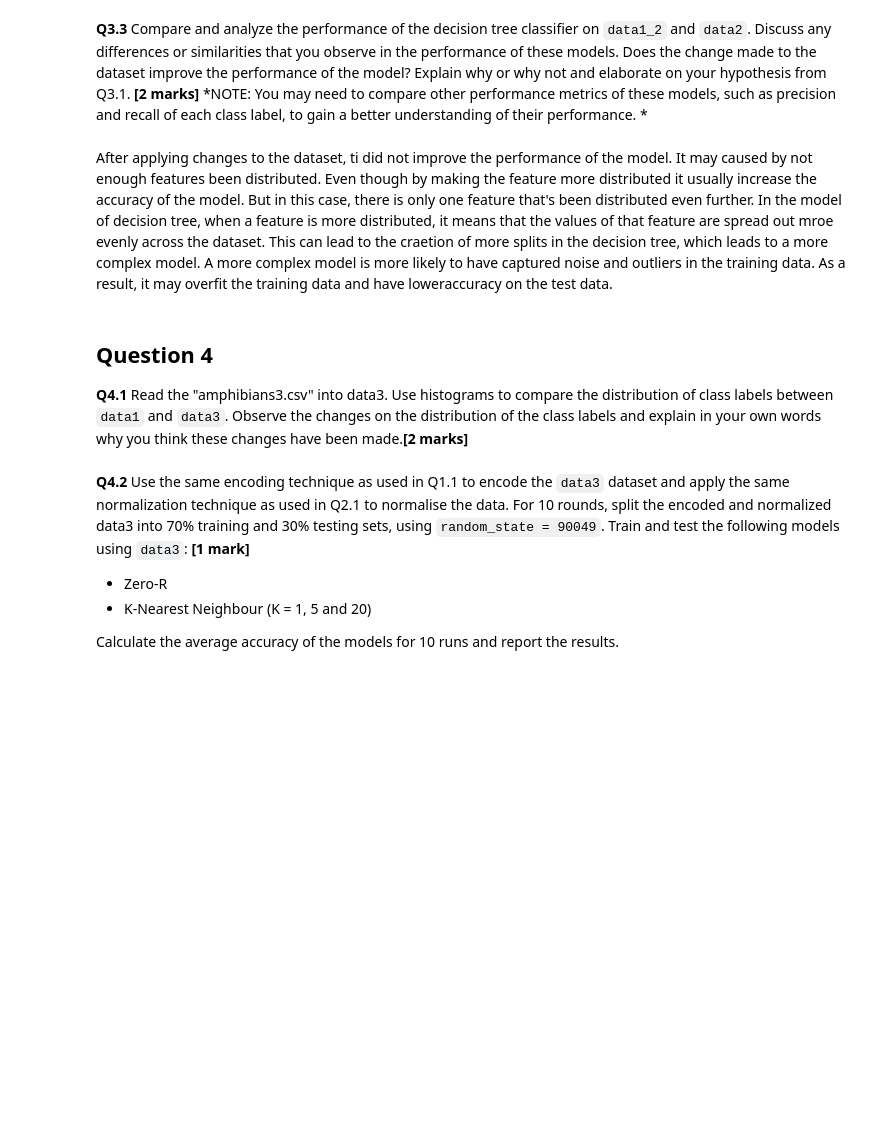
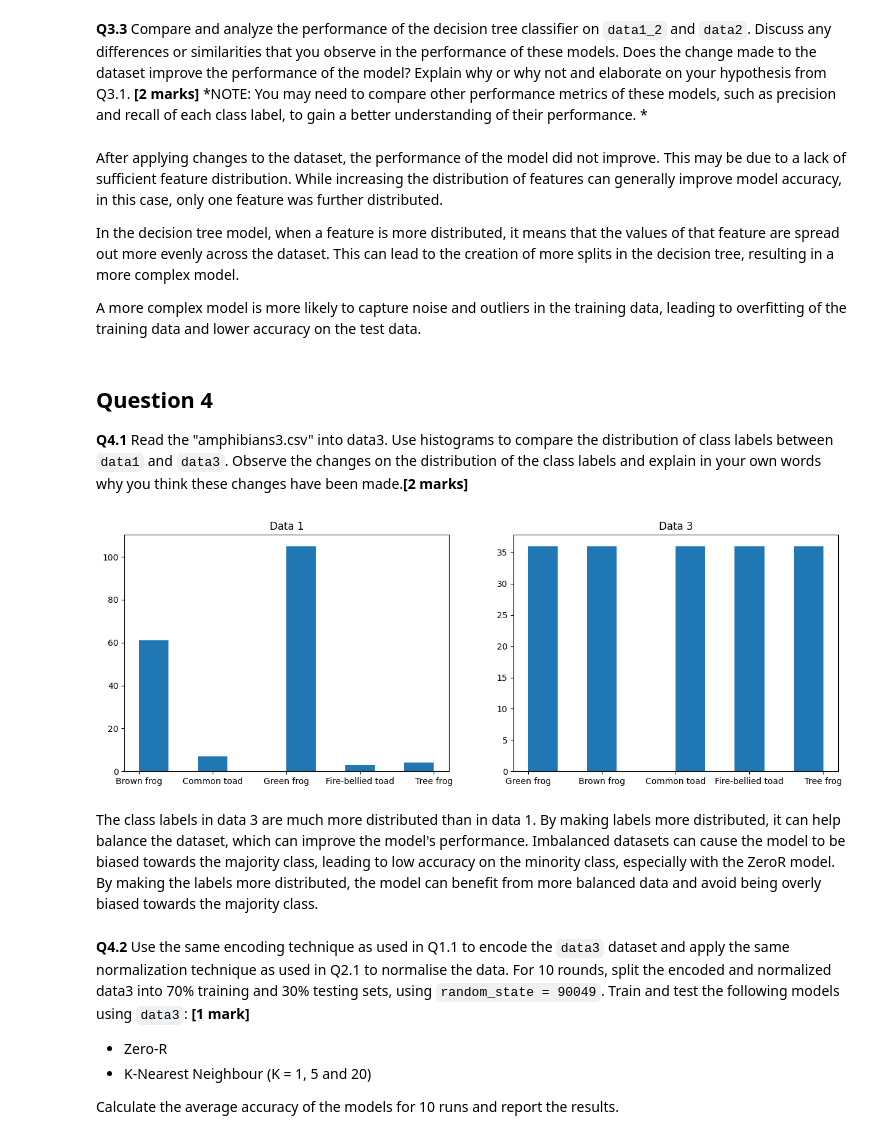
Before and after one commit to AugustRushG/MIT_IML_Assignment, a Jupyter notebook: a2/a2-2023-s1.ipynb, the cells around one changed output. Drawn from its saved outputs; the diff is of its cells as text; code cells hidden in the pictures; blank space fills up the shorter version.

```diff
--- a/a2/a2-2023-s1.ipynb
+++ b/a2/a2-2023-s1.ipynb
@@ -315,9 +319,11 @@ Accuracy of Decision Tree       data1_2: 0.54   data2: 0.53
 # %% [markdown]
 **Q3.3** Compare and analyze the performance of the decision tree classifier on `data1_2` and `data2`. Discuss any differences or similarities that you observe in the performance of these models. Does the change made to the dataset improve the performance of the model? Explain why or why not and elaborate on your hypothesis from Q3.1. **[2 marks]** </br>*NOTE:  You may need to compare other performance metrics of these models, such as precision and recall of each class label, to gain a better understanding of their performance. *
 # %% [markdown]
-After applying changes to the dataset, ti did not improve the performance of the model. It may caused by not enough features been distributed. Even though by making the feature more distributed it usually increase the accuracy of the model. But in this case, there is only one feature that's been distributed even further.
-In the model of decision tree, when a feature is more distributed, it means that the values of that feature are spread out mroe evenly across the dataset. This can lead to the craetion of more splits in the decision tree, which leads to a more complex model.
-A more complex model is more likely to have captured noise and outliers in the training data. As a result, it may overfit the training data and have loweraccuracy on the test data.
+After applying changes to the dataset, the performance of the model did not improve. This may be due to a lack of sufficient feature distribution. While increasing the distribution of features can generally improve model accuracy, in this case, only one feature was further distributed.
+
+In the decision tree model, when a feature is more distributed, it means that the values of that feature are spread out more evenly across the dataset. This can lead to the creation of more splits in the decision tree, resulting in a more complex model.
+
+A more complex model is more likely to capture noise and outliers in the training data, leading to overfitting of the training data and lower accuracy on the test data.
 # %% [markdown]
 ## Question 4
 
@@ -325,7 +331,21 @@ A more complex model is more likely to have captured noise and outliers in the t
 # %%
 data3 = pd.read_csv("amphibians3.csv")
 
 # your code here
+fig, (ax1, ax2) = plt.subplots(1,2, figsize=(15,5))
+
+
+ax1.hist(data1_2.iloc[:,-1])
+ax1.set_title("Data 1")
+
+ax2.hist(data3.iloc[:,-1])
+ax2.set_title("Data 3")
+
+plt.show()
+# %% [output]
+[figure, added]
+# %% [markdown]
+The class labels in data 3 are much more distributed than in data 1. By making labels more distributed, it can help balance the dataset, which can improve the model's performance. Imbalanced datasets can cause the model to be biased towards the majority class, leading to low accuracy on the minority class, especially with the ZeroR model. By making the labels more distributed, the model can benefit from more balanced data and avoid being overly biased towards the majority class.
 # %% [markdown]
 **Q4.2** Use the same encoding technique as used in Q1.1 to encode the `data3` dataset and apply the same normalization technique as used in Q2.1 to normalise the data. For 10 rounds, split the encoded and normalized data3 into 70% training and 30% testing sets, using `random_state = 90049`. Train and test the following models using `data3`: **[1 mark]**
 - Zero-R
```
Also changed, not shown: parts of 5 cells of this notebook.
